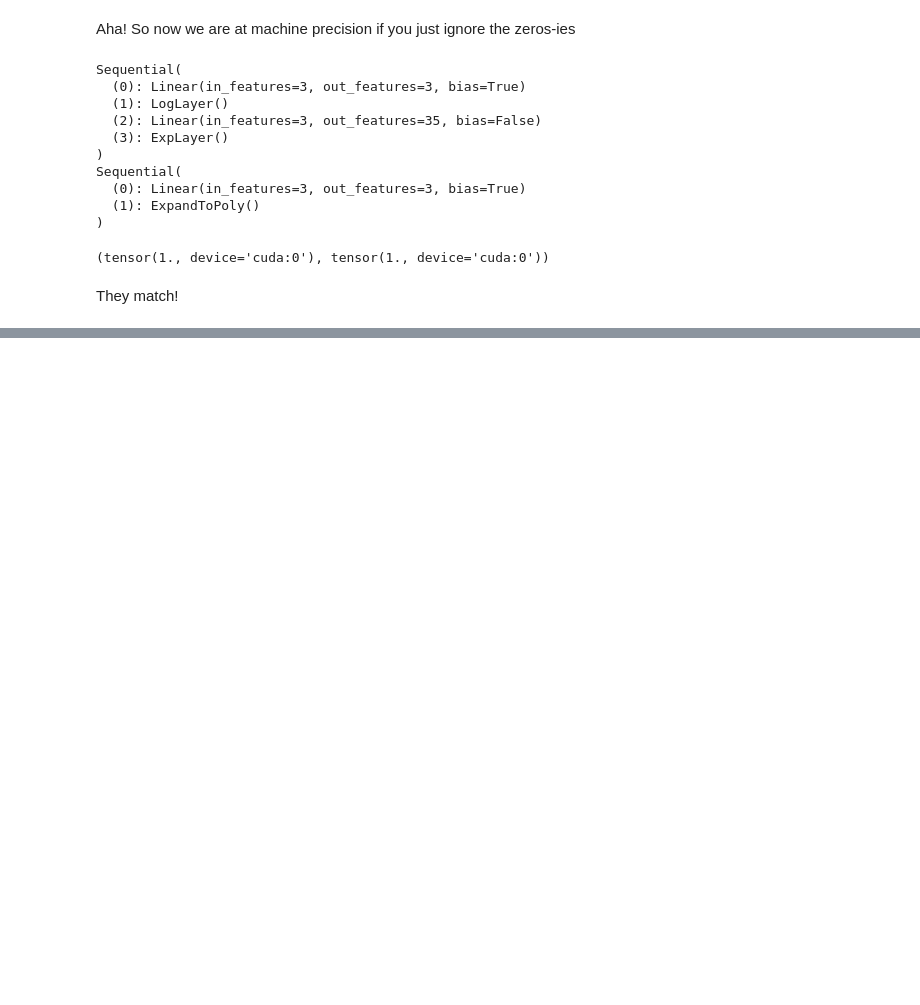
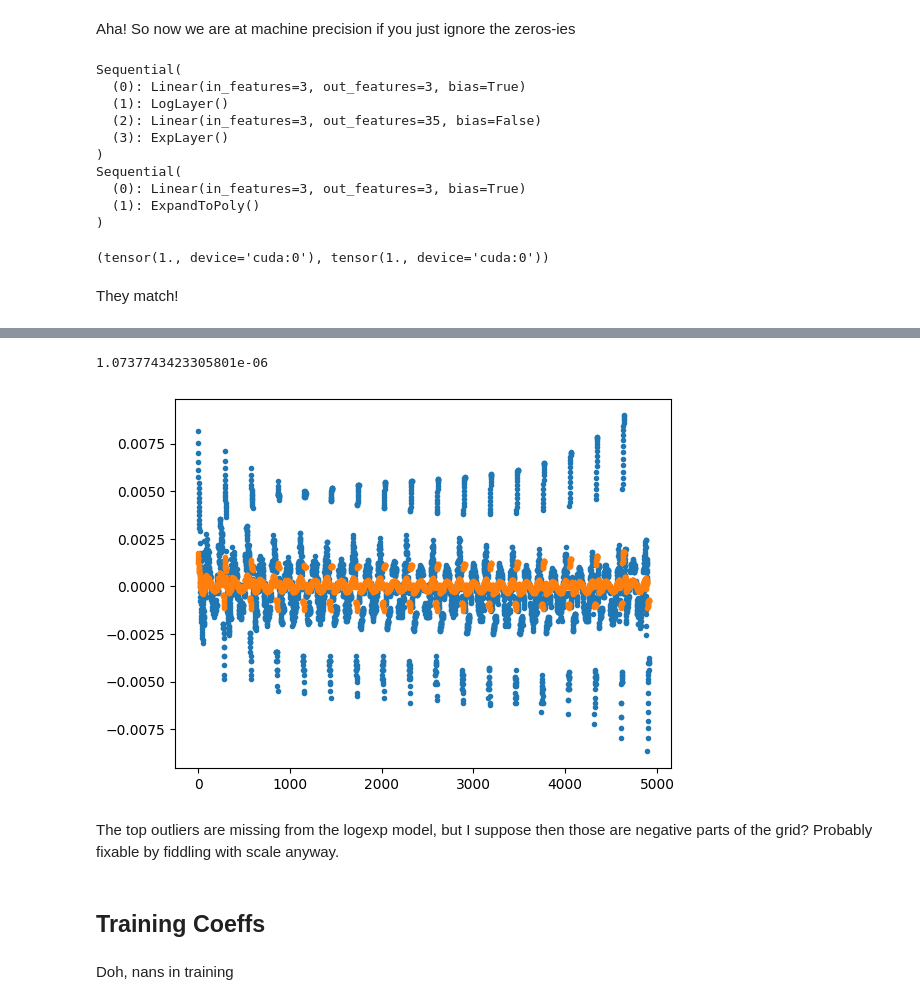
Before and after one commit to eteq/m31_jwst_2609, a Jupyter notebook: content/fast_wcs_interp_torch_experiments_part4.ipynb, the cells around one changed output, grey strips where cells are left out. Cells and saved outputs as stored; diff of their text form; code cells hidden in the pictures; blank space fills up the shorter version.

```diff
--- a/content/fast_wcs_interp_torch_experiments_part4.ipynb
+++ b/content/fast_wcs_interp_torch_experiments_part4.ipynb
@@ -832,7 +844,3 @@ Sequential(
 torch.testing.assert_close(p1, p2)
 # %% [markdown]
 They match!
-# %%
-s1 = model.set_coeffs_for_lstsq_solution(grid_ins, grid_outs, filterzeros=True)
-s2 = model2.set_coeffs_for_lstsq_solution(grid_ins, grid_outs)
-s1, s2
@@ -865,0 +872,11 @@ nn.MSELoss().to(torch_device, dtype=torch.float32)(model(grid_ins), grid_outs).i
+# %%
+plt.plot((model2(ins_plot) - outs_plot).cpu().detach(), '.')
+
+nn.MSELoss().to(torch_device, dtype=torch.float32)(model2(grid_ins), grid_outs).item()
+# %% [output]
+1.0737743423305801e-06
+[figure, added]
+# %% [markdown]
+The top outliers are missing from the logexp model, but I suppose then those are negative parts of the grid? Probably fixable by fiddling with scale anyway.
+# %% [markdown]
+## Training Coeffs
@@ -865,0 +895,2 @@ nn.MSELoss().to(torch_device, dtype=torch.float32)(model(grid_ins), grid_outs).i
+# %% [markdown]
+Doh, nans in training
```
Also changed, not shown: parts of 16 cells of this notebook.
